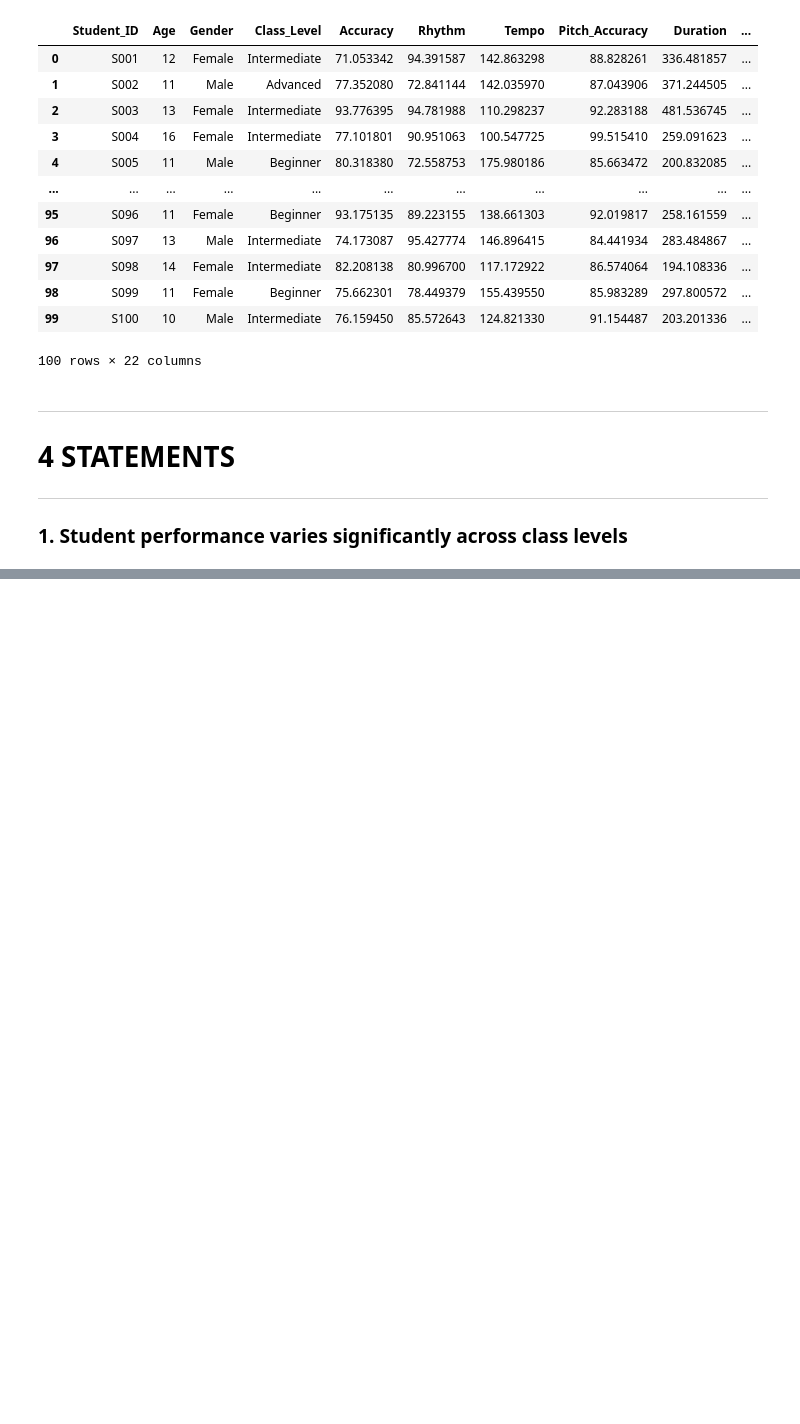
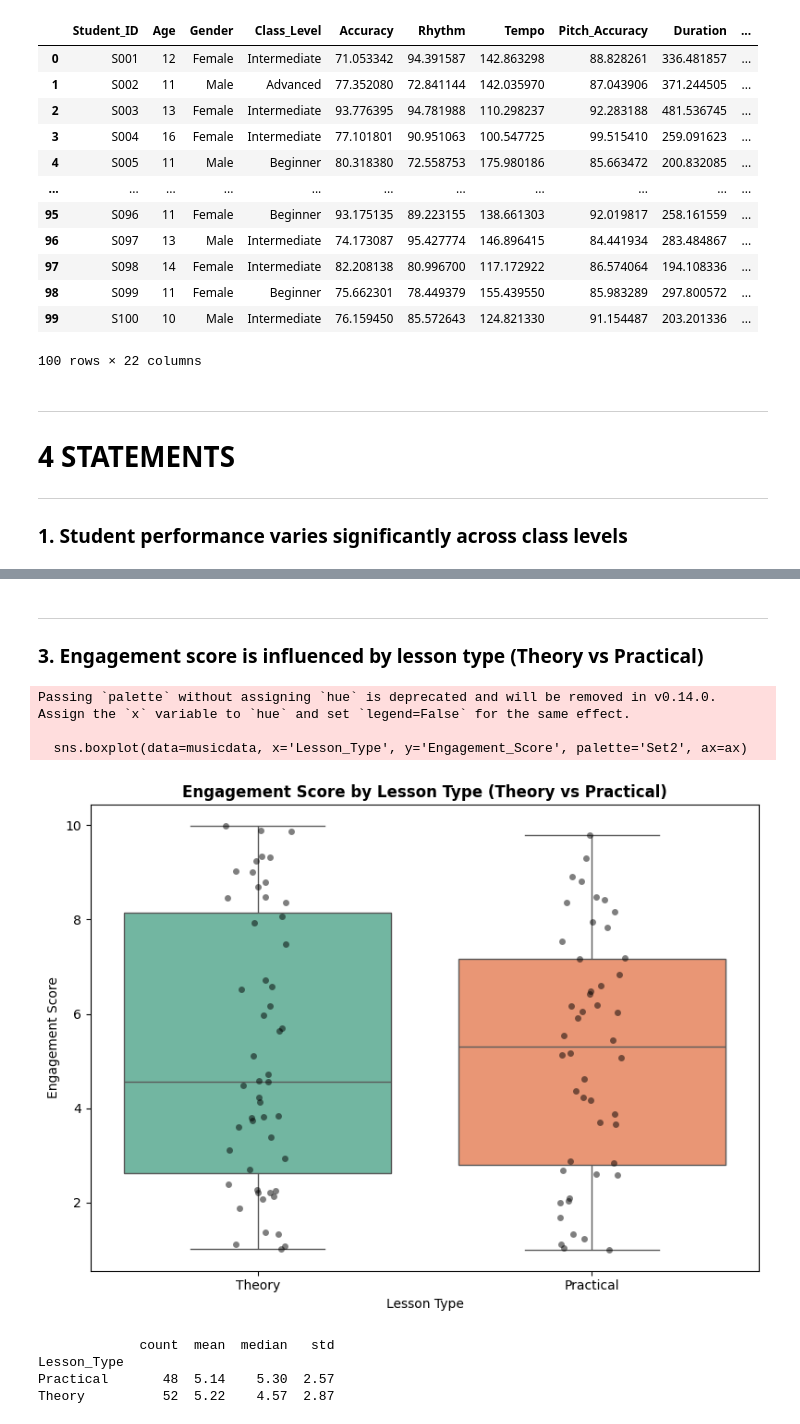
Before and after one commit to bsit2c2025/itcs204_finalsproject_agawin, a Jupyter notebook: ACT4_AGAWIN.ipynb, the cells around one changed output, grey strips where cells are left out. Saved outputs shown, nothing was run; the diff lists cells and outputs as text; code cells hidden in the pictures; blank space fills up the shorter version.

```diff
--- a/ACT4_AGAWIN.ipynb
+++ b/ACT4_AGAWIN.ipynb
@@ -99,0 +233,26 @@ ___
+# %% [markdown]
+___
+
+### 3. Engagement score is influenced by lesson type (Theory vs Practical)
+# %%
+# Visualization: Engagement Score by Lesson Type
+fig, ax = plt.subplots(figsize=(8, 6))
+sns.boxplot(data=musicdata, x='Lesson_Type', y='Engagement_Score', palette='Set2', ax=ax)
+sns.stripplot(data=musicdata, x='Lesson_Type', y='Engagement_Score', color='k', alpha=0.5, jitter=True, ax=ax)
+ax.set_title('Engagement Score by Lesson Type (Theory vs Practical)', fontsize=12, fontweight='bold')
+ax.set_xlabel('Lesson Type')
+ax.set_ylabel('Engagement Score')
+plt.tight_layout()
+plt.show()
+
+# Summary statistics
+print(musicdata.groupby('Lesson_Type')['Engagement_Score'].agg(['count', 'mean', 'median', 'std']).round(2))
+# %% [output]
+Passing `palette` without assigning `hue` is deprecated and will be removed in v0.14.0. Assign the `x` variable to `hue` and set `legend=False` for the same effect.
+
+  sns.boxplot(data=musicdata, x='Lesson_Type', y='Engagement_Score', palette='Set2', ax=ax)
+[figure, added]
+             count  mean  median   std
+Lesson_Type
+Practical       48  5.14    5.30  2.57
+Theory          52  5.22    4.57  2.87
```
Also changed, not shown: parts of 10 cells of this notebook.
